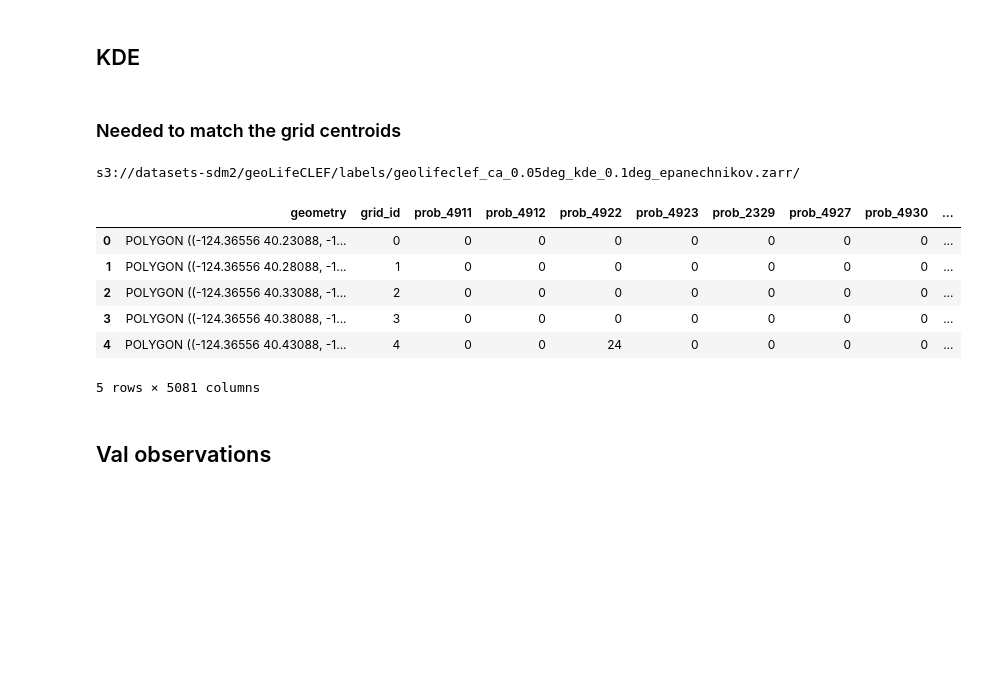
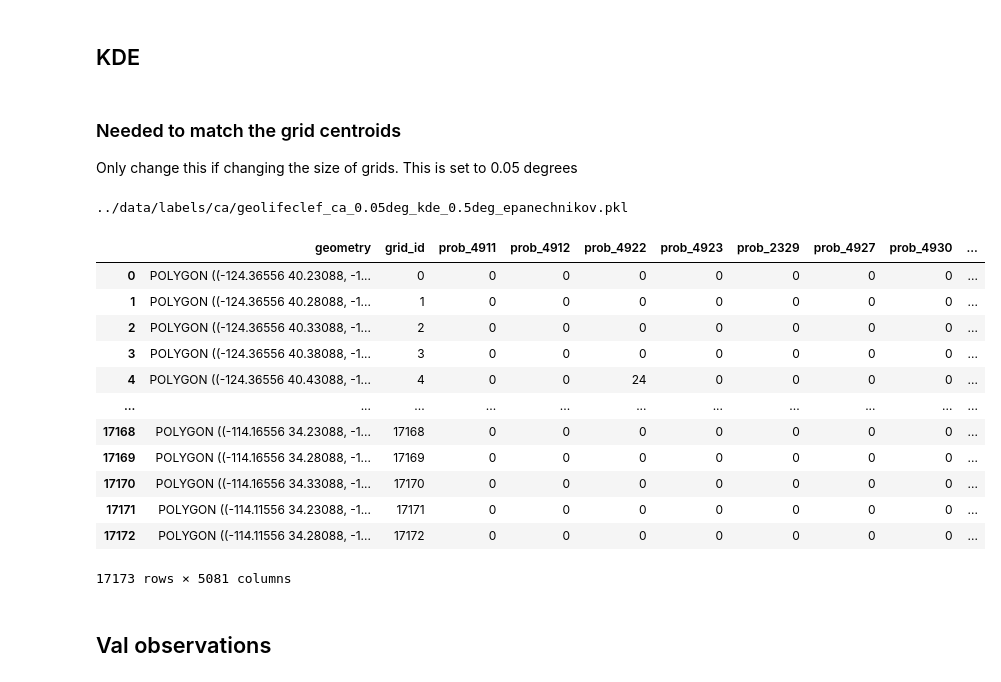
Before and after one commit to ando-shah/sdm-geolifeCLEF, a Jupyter notebook: raster/zarr_dataset.ipynb, the cells around one changed output. Saved outputs shown, nothing was run; the diff lists cells and outputs as text; code cells hidden in the pictures; blank space fills up the shorter version.

```diff
--- a/raster/zarr_dataset.ipynb
+++ b/raster/zarr_dataset.ipynb
@@ -199,26 +199,36 @@ def add_sentinel_urls(centroids,mode="train"):
 ## KDE
 # %% [markdown]
 ### Needed to match the grid centroids
+
+
+Only change this if changing the size of grids. This is set to 0.05 degrees
 # %%
 BUCKET_NAME = 'datasets-sdm'
-folder = 'kde/ca'
+folder = 'geoLifeCLEF/labels'
 filename = 'geolifeclef_ca_0.05deg_kde_0.1deg_epanechnikov.zarr'
-s3_kde_read_path = 's3://datasets-sdm2/geoLifeCLEF/labels/geolifeclef_ca_0.05deg_kde_0.1deg_epanechnikov.zarr/'
-s3_read_path = 's3://{}/{}/{}'.format(BUCKET_NAME, folder, filename)
-print(s3_kde_read_path)
+#s3://datasets-sdm/geoLifeCLEF/labels/geolifeclef_ca_0.05deg_kde_0.1deg_epanechnikov.zarr/
+local_kde_read_path = '../data/labels/ca/geolifeclef_ca_0.05deg_kde_0.5deg_epanechnikov.pkl'
+# s3_kde_read_path = 's3://{}/{}/{}'.format(BUCKET_NAME, folder, filename)
+print(local_kde_read_path)
 # %% [output]
-s3://datasets-sdm2/geoLifeCLEF/labels/geolifeclef_ca_0.05deg_kde_0.1deg_epanechnikov.zarr/
+../data/labels/ca/geolifeclef_ca_0.05deg_kde_0.5deg_epanechnikov.pkl
 # %%
-kde_gdf = pd.read_pickle(s3_read_path)
-kde_gdf.head()
+kde_gdf = pd.read_pickle(local_kde_read_path)
+kde_gdf
 # %% [output]
 |  | geometry | grid_id | prob_4911 | prob_4912 | prob_4922 | prob_4923 | prob_2329 | prob_4927 | prob_4930 | ... |
 | 0 | POLYGON ((-124.36556 40.23088, -1... | 0 | 0 | 0 | 0 | 0 | 0 | 0 | 0 | ... |
 | 1 | POLYGON ((-124.36556 40.28088, -1... | 1 | 0 | 0 | 0 | 0 | 0 | 0 | 0 | ... |
 | 2 | POLYGON ((-124.36556 40.33088, -1... | 2 | 0 | 0 | 0 | 0 | 0 | 0 | 0 | ... |
 | 3 | POLYGON ((-124.36556 40.38088, -1... | 3 | 0 | 0 | 0 | 0 | 0 | 0 | 0 | ... |
 | 4 | POLYGON ((-124.36556 40.43088, -1... | 4 | 0 | 0 | 24 | 0 | 0 | 0 | 0 | ... |
+| ... | ... | ... | ... | ... | ... | ... | ... | ... | ... | ... |
+| 17168 | POLYGON ((-114.16556 34.23088, -1... | 17168 | 0 | 0 | 0 | 0 | 0 | 0 | 0 | ... |
+| 17169 | POLYGON ((-114.16556 34.28088, -1... | 17169 | 0 | 0 | 0 | 0 | 0 | 0 | 0 | ... |
+| 17170 | POLYGON ((-114.16556 34.33088, -1... | 17170 | 0 | 0 | 0 | 0 | 0 | 0 | 0 | ... |
+| 17171 | POLYGON ((-114.11556 34.23088, -1... | 17171 | 0 | 0 | 0 | 0 | 0 | 0 | 0 | ... |
+| 17172 | POLYGON ((-114.11556 34.28088, -1... | 17172 | 0 | 0 | 0 | 0 | 0 | 0 | 0 | ... |
-5 rows × 5081 columns
+17173 rows × 5081 columns
 # %% [markdown]
 ## Val observations
 # %%
```
Also changed, not shown: parts of 11 cells of this notebook.
